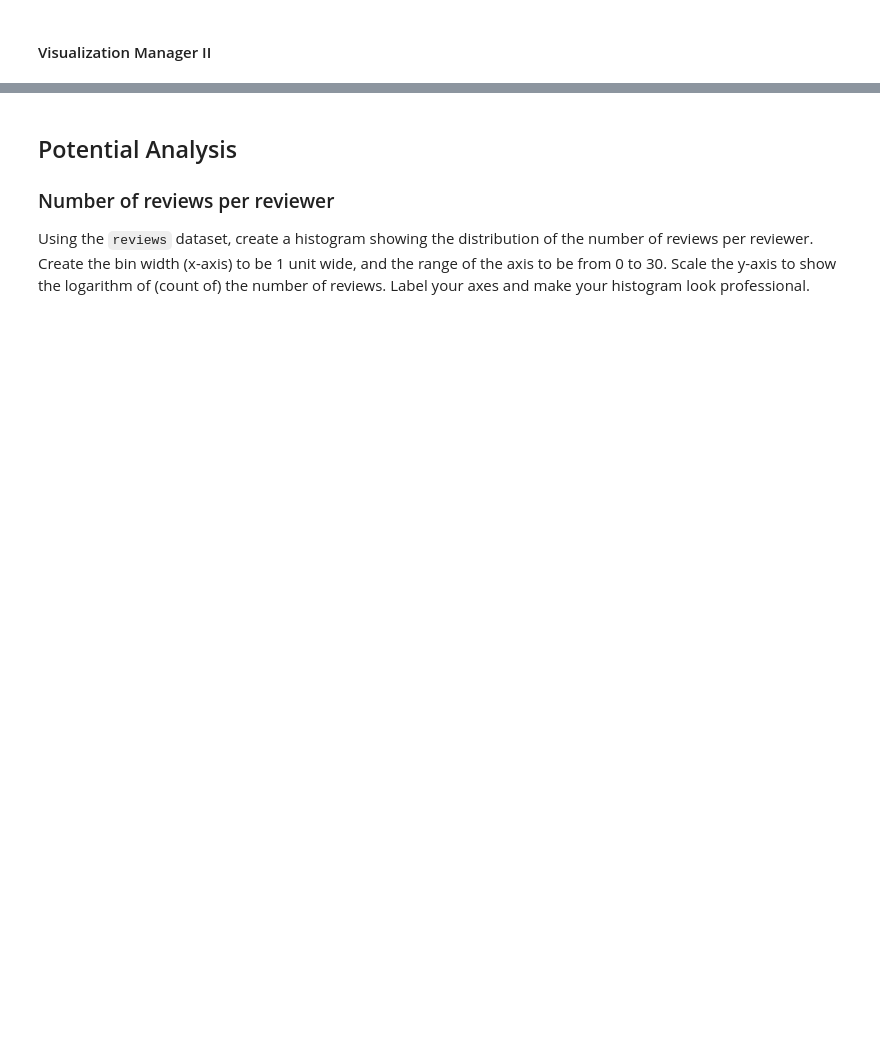
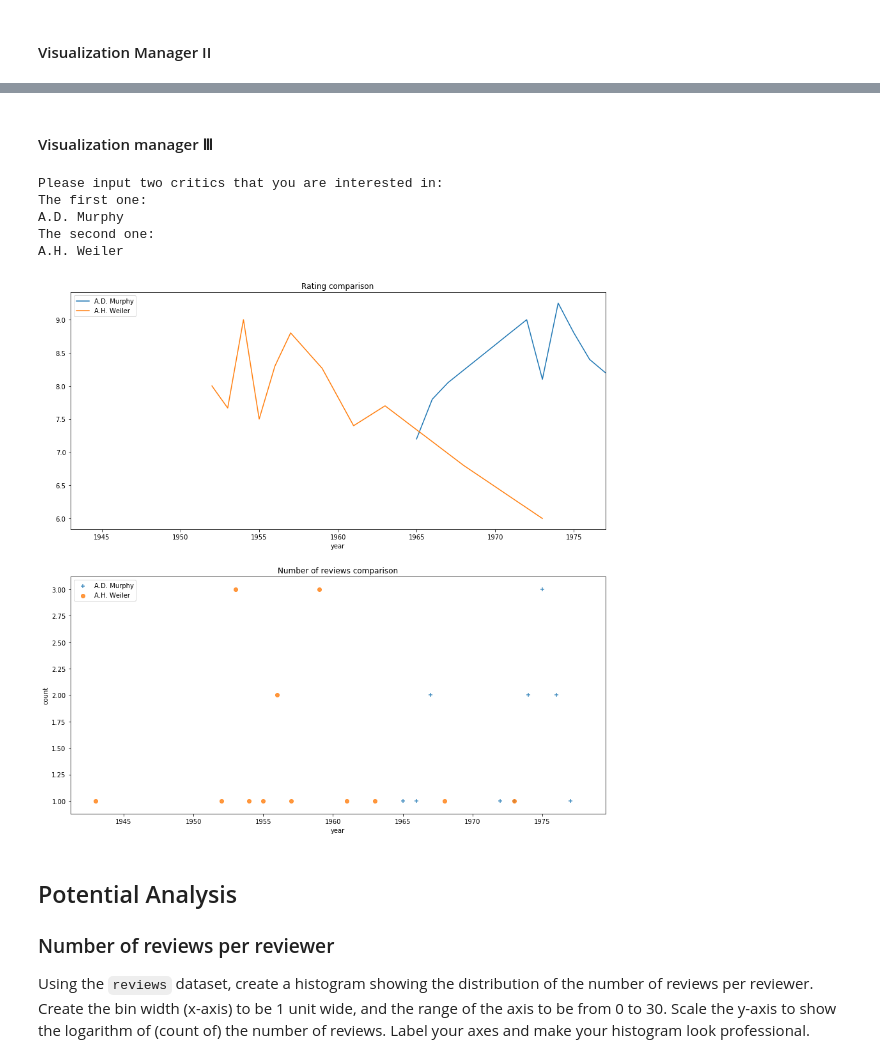
Before and after one commit to melmcchau/movie-rating-predictor-project-uwseds, a Jupyter notebook: code/Movie_Rating_Analysis.ipynb, the cells around one changed output, grey strips where cells are left out. Drawn from its saved outputs; the diff is of its cells as text; code cells hidden in the pictures; blank space fills up the shorter version.

```diff
--- a/code/Movie_Rating_Analysis.ipynb
+++ b/code/Movie_Rating_Analysis.ipynb
@@ -175,6 +178,54 @@ disgust        0.78%       powerful,murder
 # print('Pleas eneterthe Critic name that you are interested in: ')
 # criticname=str(input())
 # analyze_quote(movie_review,criticname)
+# %% [markdown]
+#### Visualization manager Ⅲ
+# %%
+#give several critic names, plot their number of reviews and rating over time
+subr=reviews[['critic','imdb']]
+subm=movies[['title','imdbID','year','rtAllCriticsRating']]
+mr=pd.merge(subr,subm,left_on='imdb',right_on='imdbID')
+RateAndCount=mr.groupby(['critic','year'],as_index=False).aggregate({'rtAllCriticsRating': 'mean',
+                             'title': 'count'})
+RateAndCount.rename(columns={'rtAllCriticsRating':'rating','title':'count'}, inplace=True)
+# %%
+def draw_comparison(RateAndCount):
+
+    print('Please input two critics that you are interested in: ')
+
+    print('The first one: ')
+    first= input()
+
+    print('The second one: ')
+    second = input()
+
+    if not(first in set(RateAndCount['critic']) and second in set(RateAndCount['critic'])):
+        print ('Correct your spelling')
+    else:
+        fig,ax=plt.subplots(nrows=2,ncols=1,figsize=(15,15))
+
+
+
+        ax[0].title.set_text('Rating comparison')
+        RateAndCount[RateAndCount['critic']==first].plot('year','rating',label=first,ax=ax[0])
+        RateAndCount[RateAndCount['critic']==second].plot('year','rating',label=second,ax=ax[0])
+
+
+        ax[1].title.set_text('Number of reviews comparison')
+        ax[1]=sns.regplot('year','count',RateAndCount[RateAndCount['critic']==first],fit_reg=False,marker="+",label=first)
+        ax[1]=sns.regplot('year','count',RateAndCount[RateAndCount['critic']==second],fit_reg=False, marker='o',label=second)
+        plt.legend()
+# %%
+draw_comparison(RateAndCount)
+#A.D. Murphy
+#A.H. Weiler
+# %% [output]
+Please input two critics that you are interested in:
+The first one:
+A.D. Murphy
+The second one:
+A.H. Weiler
+[figure, added]
 # %% [markdown]
 ## Potential Analysis
 
```
Also changed, not shown: parts of 7 cells of this notebook.
